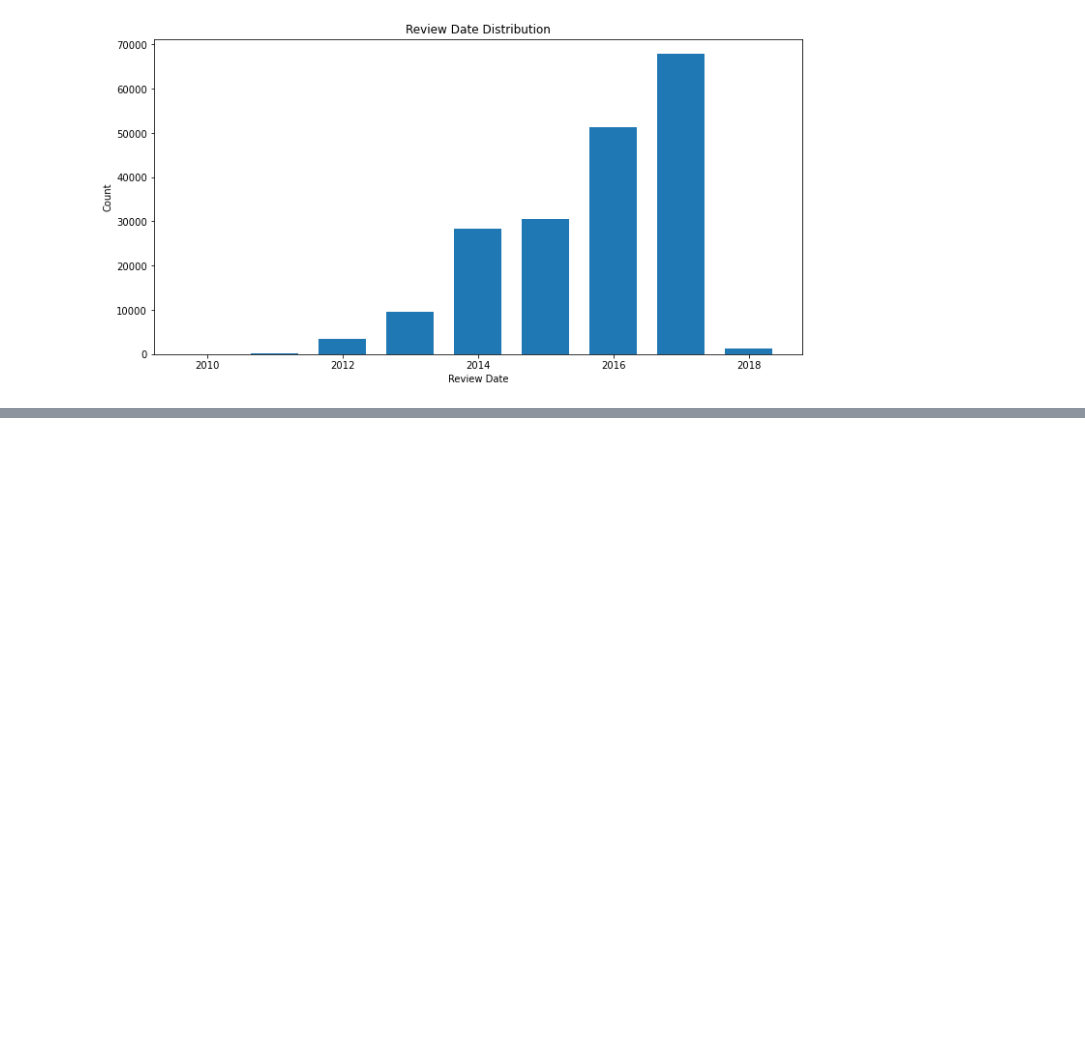
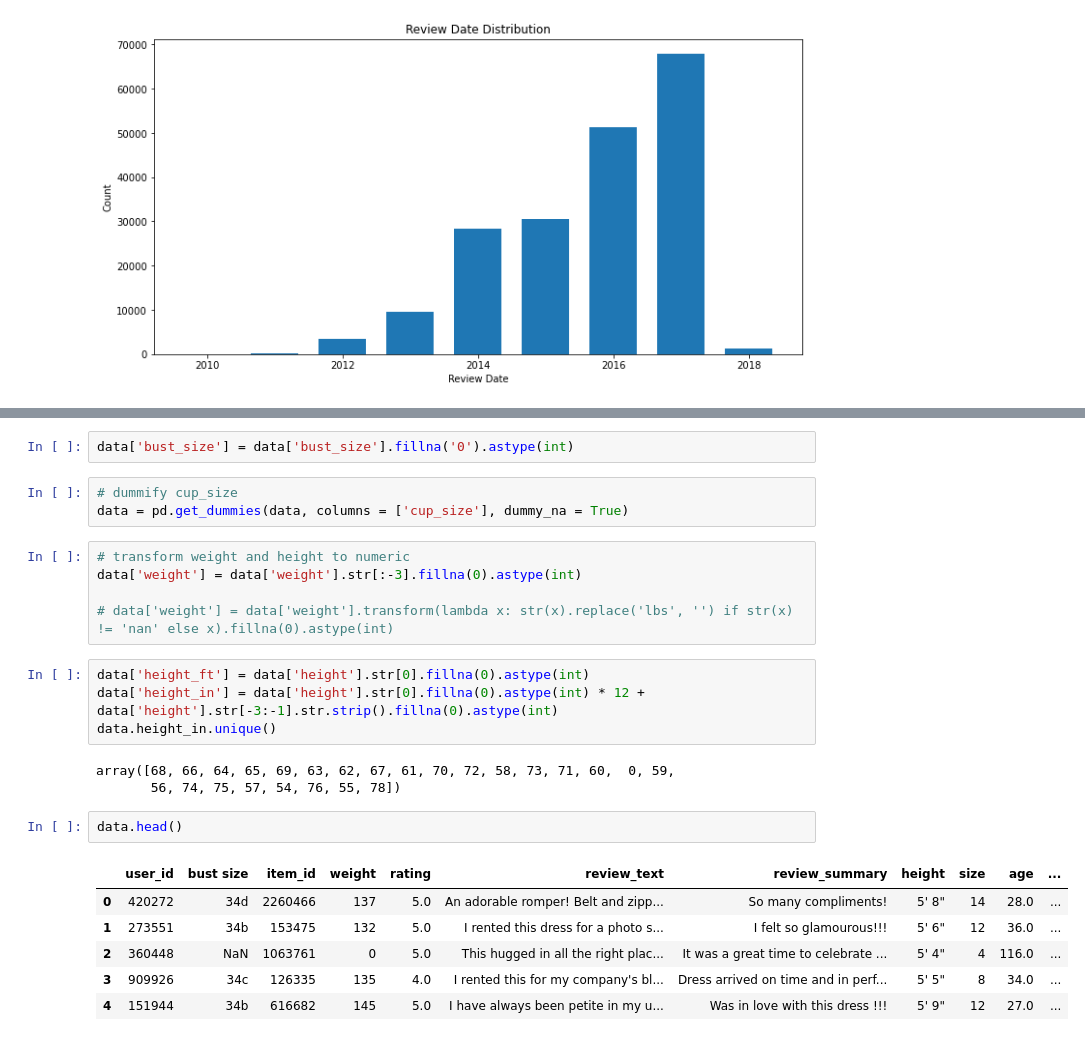
Before and after one commit to doreenchang1125/RtrReviewPrediction, a Jupyter notebook: RentTheRunway.ipynb, the cells around one changed output, grey strips where cells are left out. Cells and saved outputs as stored; diff of their text form; blank space fills up the shorter version.

Commit message:
data cleaning and linear regression model

```diff
--- a/RentTheRunway.ipynb
+++ b/RentTheRunway.ipynb
@@ -207,0 +233,26 @@ Text(0.5, 1.0, 'Review Date Distribution')
+# %%
+data['bust_size'] = data['bust_size'].fillna('0').astype(int)
+# %%
+# dummify cup_size
+data = pd.get_dummies(data, columns = ['cup_size'], dummy_na = True)
+# %%
+# transform weight and height to numeric
+data['weight'] = data['weight'].str[:-3].fillna(0).astype(int)
+
+# data['weight'] = data['weight'].transform(lambda x: str(x).replace('lbs', '') if str(x) != 'nan' else x).fillna(0).astype(int)
+# %%
+data['height_ft'] = data['height'].str[0].fillna(0).astype(int)
+data['height_in'] = data['height'].str[0].fillna(0).astype(int) * 12 + data['height'].str[-3:-1].str.strip().fillna(0).astype(int)
+data.height_in.unique()
+# %% [output]
+array([68, 66, 64, 65, 69, 63, 62, 67, 61, 70, 72, 58, 73, 71, 60,  0, 59,
+       56, 74, 75, 57, 54, 76, 55, 78])
+# %%
+data.head()
+# %% [output]
+|  | user_id | bust size | item_id | weight | rating | review_text | review_summary | height | size | age | ... |
+| 0 | 420272 | 34d | 2260466 | 137 | 5.0 | An adorable romper! Belt and zipp... | So many compliments! | 5' 8" | 14 | 28.0 | ... |
+| 1 | 273551 | 34b | 153475 | 132 | 5.0 | I rented this dress for a photo s... | I felt so glamourous!!! | 5' 6" | 12 | 36.0 | ... |
+| 2 | 360448 | NaN | 1063761 | 0 | 5.0 | This hugged in all the right plac... | It was a great time to celebrate ... | 5' 4" | 4 | 116.0 | ... |
+| 3 | 909926 | 34c | 126335 | 135 | 4.0 | I rented this for my company's bl... | Dress arrived on time and in perf... | 5' 5" | 8 | 34.0 | ... |
+| 4 | 151944 | 34b | 616682 | 145 | 5.0 | I have always been petite in my u... | Was in love with this dress !!! | 5' 9" | 12 | 27.0 | ... |
```
Also changed, not shown: parts of 19 cells of this notebook.
